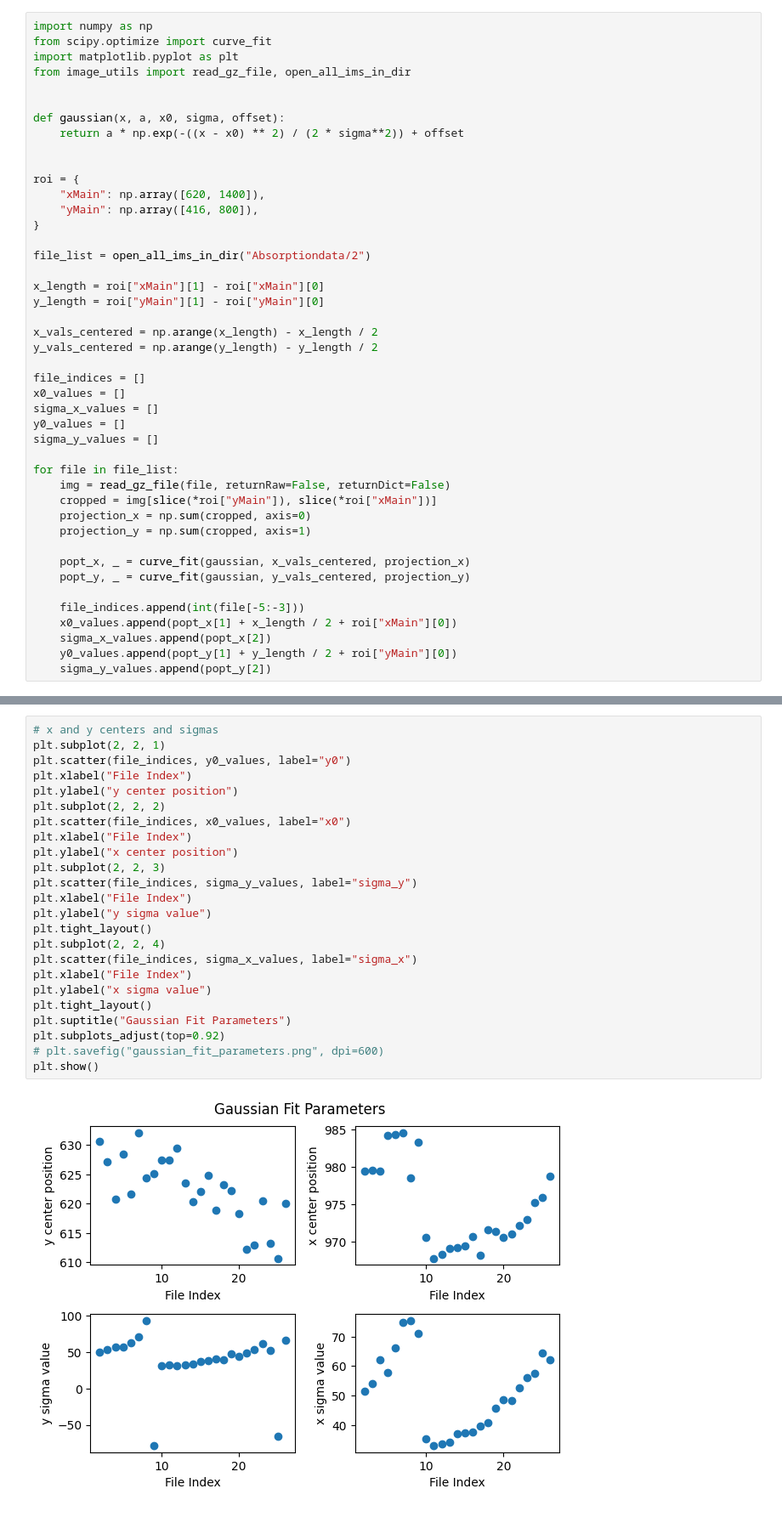
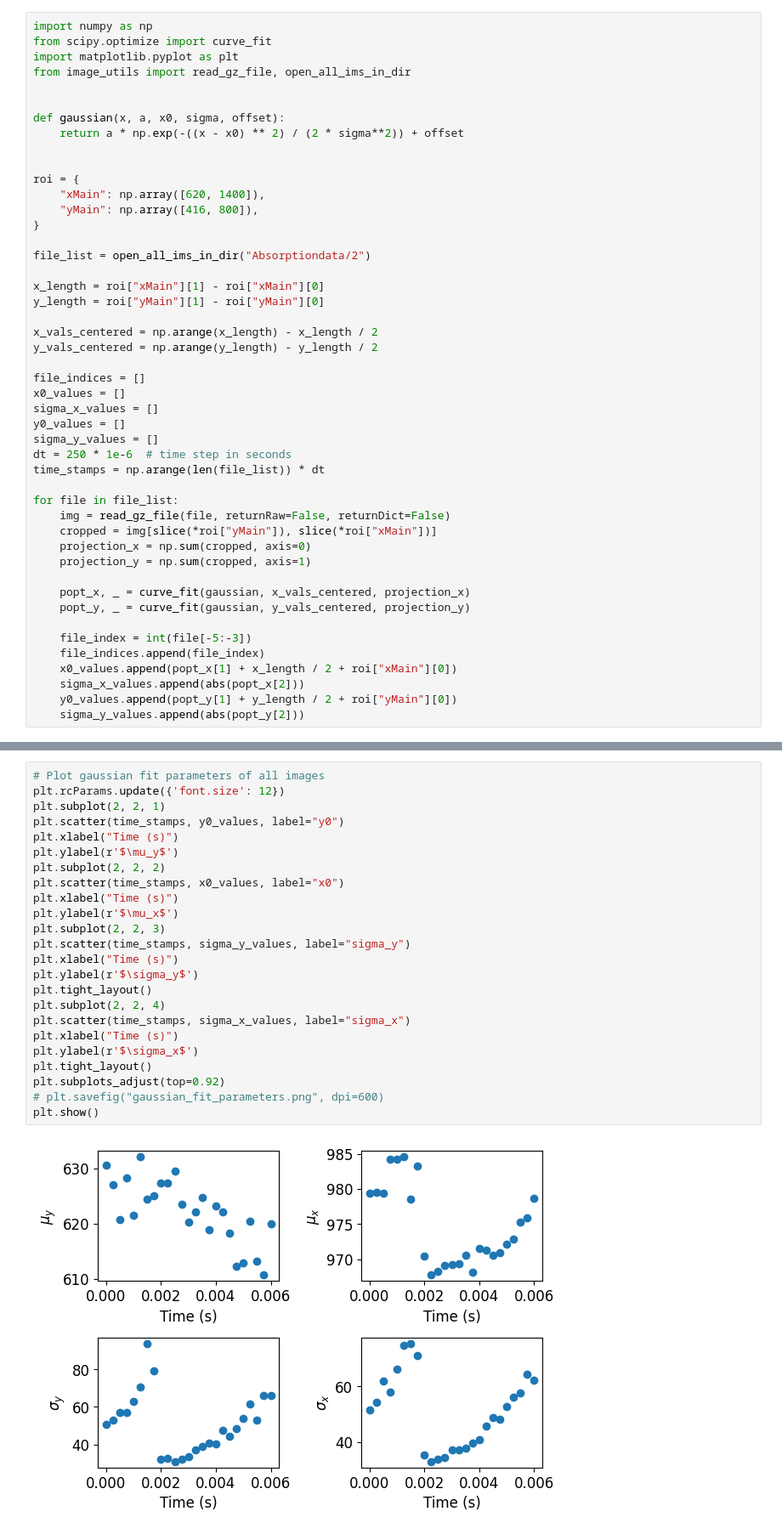
Before and after one commit to TiborCornelli/MOT, a Jupyter notebook: AbsorptionImaging/gauss_fit.ipynb, the cells around one changed output, grey strips where cells are left out. Shown: that part at 85% size. Cells and saved outputs as stored; diff of their text form.

Commit message:
Chanced time stamps

```diff
--- a/AbsorptionImaging/gauss_fit.ipynb
+++ b/AbsorptionImaging/gauss_fit.ipynb
@@ -27,6 +27,8 @@ x0_values = []
 sigma_x_values = []
 y0_values = []
 sigma_y_values = []
+dt = 250 * 1e-6  # time step in seconds
+time_stamps = np.arange(len(file_list)) * dt
 
 for file in file_list:
     img = read_gz_file(file, returnRaw=False, returnDict=False)
@@ -37,9 +39,10 @@ for file in file_list:
     popt_x, _ = curve_fit(gaussian, x_vals_centered, projection_x)
     popt_y, _ = curve_fit(gaussian, y_vals_centered, projection_y)
 
-    file_indices.append(int(file[-5:-3]))
+    file_index = int(file[-5:-3])
+    file_indices.append(file_index)
     x0_values.append(popt_x[1] + x_length / 2 + roi["xMain"][0])
-    sigma_x_values.append(popt_x[2])
+    sigma_x_values.append(abs(popt_x[2]))
     y0_values.append(popt_y[1] + y_length / 2 + roi["yMain"][0])
-    sigma_y_values.append(popt_y[2])
+    sigma_y_values.append(abs(popt_y[2]))
 # %%
@@ -59,26 +63,26 @@ plt.show()
 # %%
-# x and y centers and sigmas
+# Plot gaussian fit parameters of all images
+plt.rcParams.update({'font.size': 12})
 plt.subplot(2, 2, 1)
-plt.scatter(file_indices, y0_values, label="y0")
-plt.xlabel("File Index")
-plt.ylabel("y center position")
+plt.scatter(time_stamps, y0_values, label="y0")
+plt.xlabel("Time (s)")
+plt.ylabel(r'$\mu_y$')
 plt.subplot(2, 2, 2)
-plt.scatter(file_indices, x0_values, label="x0")
-plt.xlabel("File Index")
-plt.ylabel("x center position")
+plt.scatter(time_stamps, x0_values, label="x0")
+plt.xlabel("Time (s)")
+plt.ylabel(r'$\mu_x$')
 plt.subplot(2, 2, 3)
-plt.scatter(file_indices, sigma_y_values, label="sigma_y")
-plt.xlabel("File Index")
-plt.ylabel("y sigma value")
+plt.scatter(time_stamps, sigma_y_values, label="sigma_y")
+plt.xlabel("Time (s)")
+plt.ylabel(r'$\sigma_y$')
 plt.tight_layout()
 plt.subplot(2, 2, 4)
-plt.scatter(file_indices, sigma_x_values, label="sigma_x")
-plt.xlabel("File Index")
-plt.ylabel("x sigma value")
+plt.scatter(time_stamps, sigma_x_values, label="sigma_x")
+plt.xlabel("Time (s)")
+plt.ylabel(r'$\sigma_x$')
 plt.tight_layout()
-plt.suptitle("Gaussian Fit Parameters")
 plt.subplots_adjust(top=0.92)
 # plt.savefig("gaussian_fit_parameters.png", dpi=600)
 plt.show()
 # %% [output]
-[figure, old version]
+[figure, new version]
```
Also changed, not shown: parts of 6 cells of this notebook, 4 other files.
